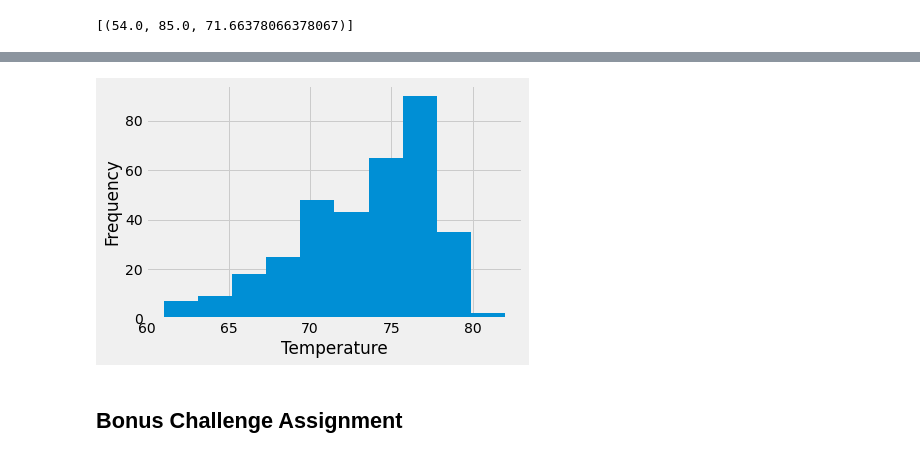
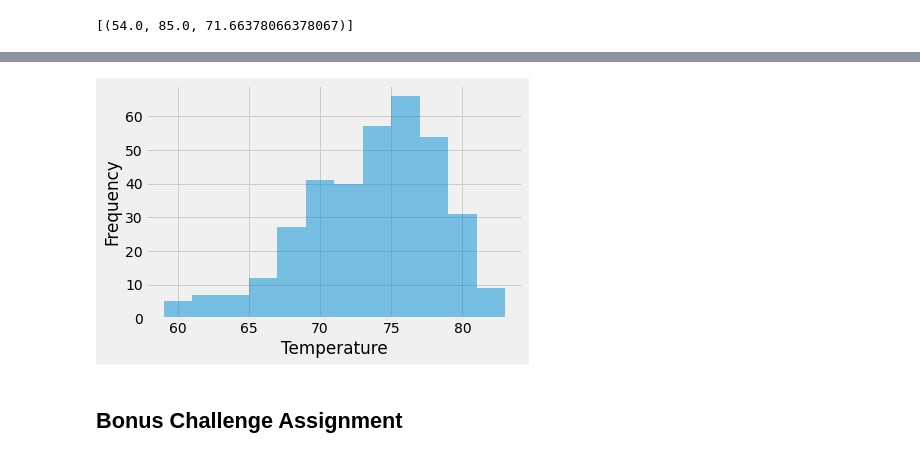
Before and after one commit to newbeadwork/Climate_Analysis_SQLalchemy, a Jupyter notebook: climate_starter.ipynb, the cells around one changed output, grey strips where cells are left out. Cells and saved outputs as stored; diff of their text form; code cells hidden in the pictures.

```diff
--- a/climate_starter.ipynb
+++ b/climate_starter.ipynb
@@ -267,8 +288,8 @@ active_station_1
 # %%
-&&&&&&&&&&&
-last_year_1 = session.query(measurement.date, measurement.tobs).\
-    filter(measurement.station == 'USC00513117').\
-    filter(measurement.date > '2016-08-23').all()
+# Query the last 12 months of temperature observation data for this station
+last_year_station = session.query(measurement.date, measurement.tobs).\
+    filter(measurement.station == 'USC00519281').\
+    filter(measurement.date > '2016-08-18').all()
 
-last_year_1
+last_year_station
 # %% [output]
@@ -291,0 +313,5 @@ last_year_1
+# %%
+#Creating dataframe for the most active station
+most_active_df = pd.DataFrame(last_year_station)
+most_active_df = most_active_df.dropna()
+most_active_df
@@ -292,13 +332,11 @@ last_year_1
 # %%
-
-df = pd.DataFrame(last_year_1)
-
-plt.hist(df["tobs"])
+#Ploting the results as a histogram
+plt.hist(most_active_df["tobs"], bins=12, alpha=0.5)
 plt.xlabel("Temperature")
 plt.ylabel("Frequency")
 plt.show()
 # %% [output]
-[figure, old version]
+[figure, new version]
 # %% [markdown]
 ## Bonus Challenge Assignment
 # %%
```
Also changed, not shown: parts of 12 cells of this notebook.
